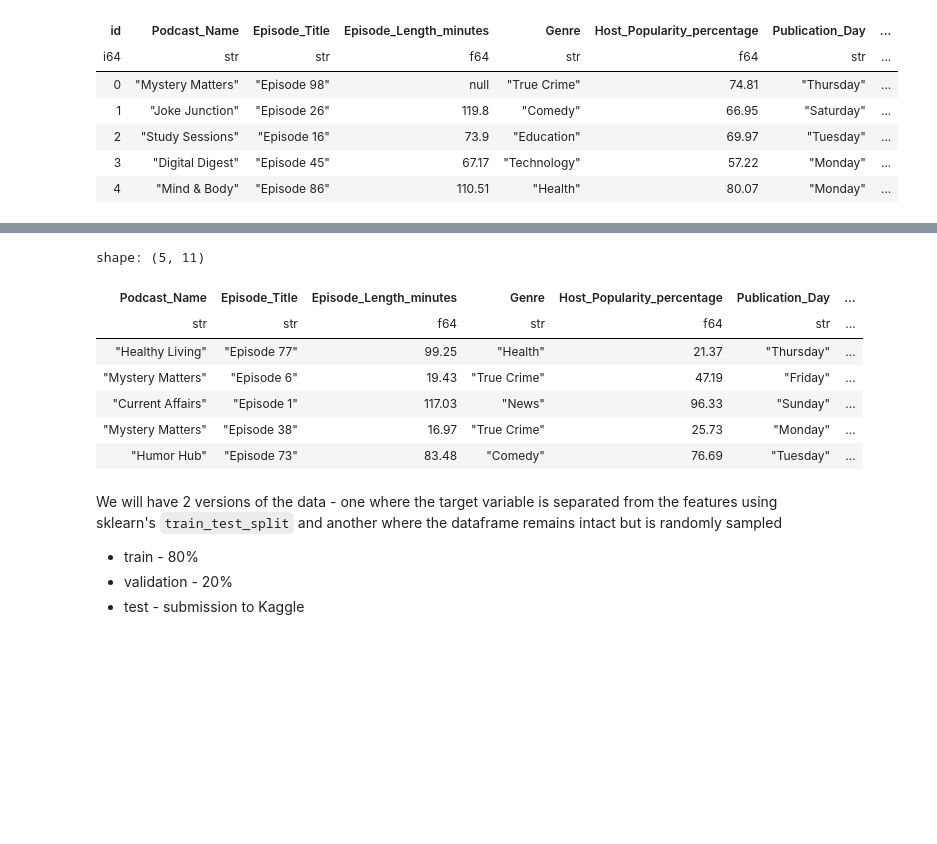
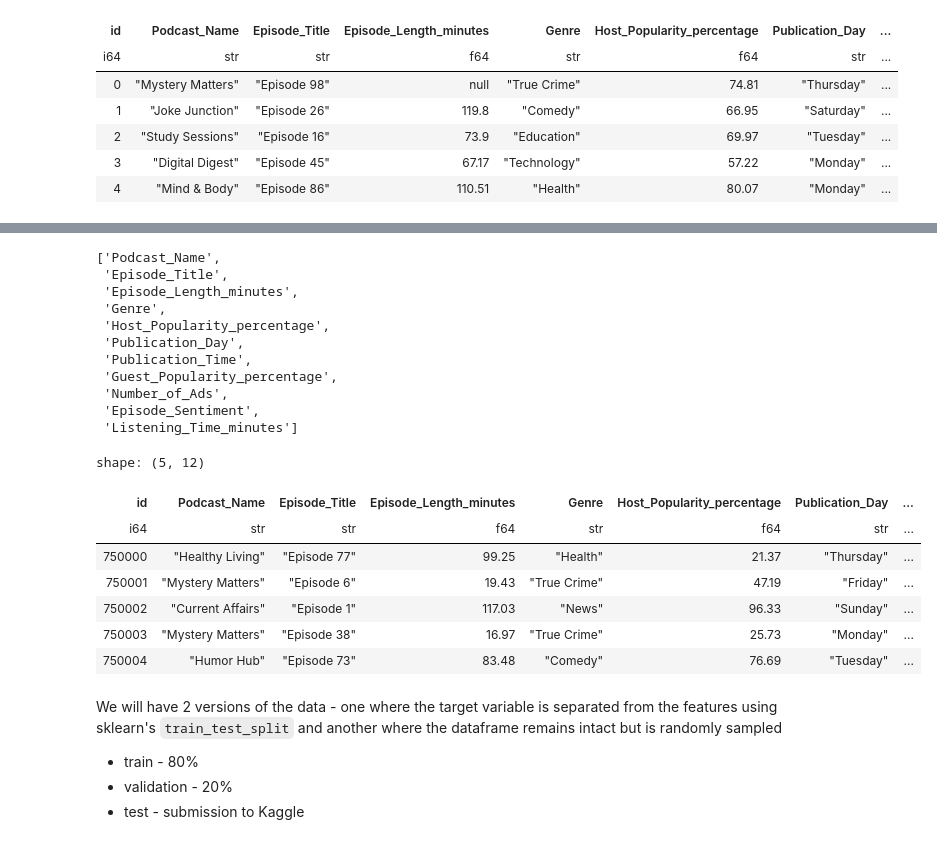
Before and after one commit to minimartzz/podcast-listening-time, a Jupyter notebook: model_exploration.ipynb, the cells around one changed output, grey strips where cells are left out. Drawn from its saved outputs; the diff is of its cells as text; code cells hidden in the pictures; blank space fills up the shorter version.

```diff
--- a/model_exploration.ipynb
+++ b/model_exploration.ipynb
@@ -51,13 +67,36 @@ shape: (5, 11)
 # %%
-additional.head()
+additional.columns
 # %% [output]
-shape: (5, 11)
+['Podcast_Name',
+ 'Episode_Title',
+ 'Episode_Length_minutes',
+ 'Genre',
+ 'Host_Popularity_percentage',
+ 'Publication_Day',
+ 'Publication_Time',
+ 'Guest_Popularity_percentage',
+ 'Number_of_Ads',
+ 'Episode_Sentiment',
+ 'Listening_Time_minutes']
-| Podcast_Name | Episode_Title | Episode_Length_minutes | Genre | Host_Popularity_percentage | Publication_Day | ... |
-| str | str | f64 | str | f64 | str | ... |
-| "Healthy Living" | "Episode 77" | 99.25 | "Health" | 21.37 | "Thursday" | ... |
-| "Mystery Matters" | "Episode 6" | 19.43 | "True Crime" | 47.19 | "Friday" | ... |
-| "Current Affairs" | "Episode 1" | 117.03 | "News" | 96.33 | "Sunday" | ... |
-| "Mystery Matters" | "Episode 38" | 16.97 | "True Crime" | 25.73 | "Monday" | ... |
-| "Humor Hub" | "Episode 73" | 83.48 | "Comedy" | 76.69 | "Tuesday" | ... |
+# %%
+additional = additional.insert_column(
+  0,
+  pl.Series('id', list(range(train['id'][-1]+1, train['id'][-1]+1+additional.shape[0])))
+)
+additional = additional.with_columns(
+  pl.col('Number_of_Ads').cast(pl.Float64)
+)
+# Fill Nulls
+additional = additional.fill_null(strategy='mean')
+additional.head()
+# %% [output]
+shape: (5, 12)
+| id | Podcast_Name | Episode_Title | Episode_Length_minutes | Genre | Host_Popularity_percentage | Publication_Day | ... |
+| i64 | str | str | f64 | str | f64 | str | ... |
+| 750000 | "Healthy Living" | "Episode 77" | 99.25 | "Health" | 21.37 | "Thursday" | ... |
+| 750001 | "Mystery Matters" | "Episode 6" | 19.43 | "True Crime" | 47.19 | "Friday" | ... |
+| 750002 | "Current Affairs" | "Episode 1" | 117.03 | "News" | 96.33 | "Sunday" | ... |
+| 750003 | "Mystery Matters" | "Episode 38" | 16.97 | "True Crime" | 25.73 | "Monday" | ... |
+| 750004 | "Humor Hub" | "Episode 73" | 83.48 | "Comedy" | 76.69 | "Tuesday" | ... |
 # %%
 SEED = 42
```
Also changed, not shown: parts of 17 cells of this notebook, 1 other file.
